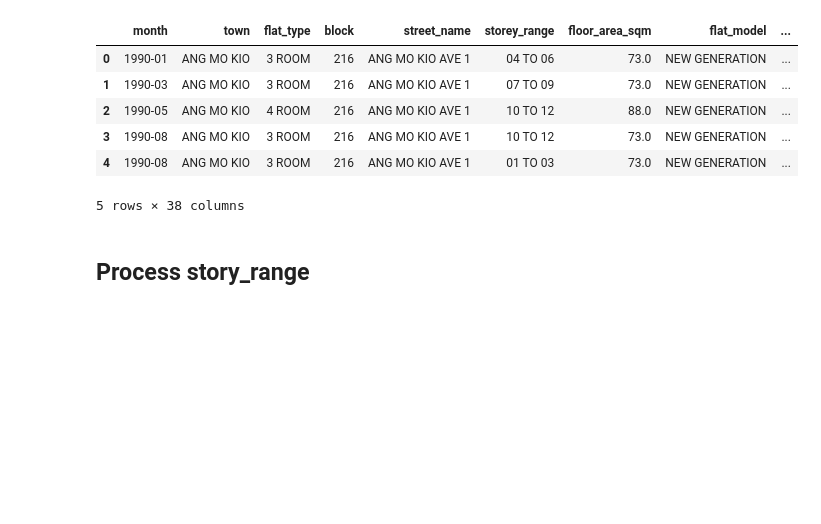
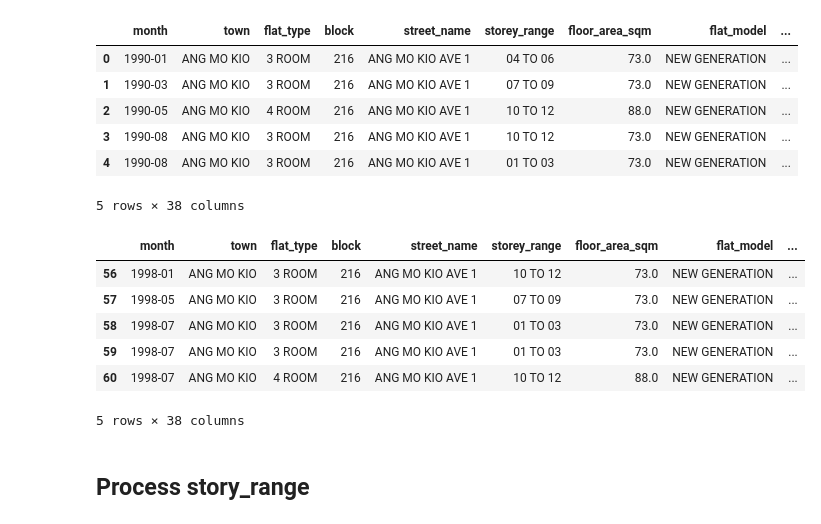
Before and after one commit to Yang990121/Data-Engine, a Jupyter notebook: ETL/02_Data_Processing/02C_Feature_Engineering.ipynb, the cells around one changed output. Saved outputs shown, nothing was run; the diff lists cells and outputs as text; code cells hidden in the pictures; blank space fills up the shorter version.

```diff
--- a/ETL/02_Data_Processing/02C_Feature_Engineering.ipynb
+++ b/ETL/02_Data_Processing/02C_Feature_Engineering.ipynb
@@ -150,6 +150,16 @@ merged_df.head()
 merged_df['year']=merged_df['year'].astype(int)
 filtered_df = merged_df[(merged_df['year'] >= 1998)]
 filtered_df = filtered_df[(merged_df['year'] == 2023) & (merged_df['quarter'] != 4) | (merged_df['year'] < 2023)]
+# %%
+filtered_df.head()
+# %% [output]
+|  | month | town | flat_type | block | street_name | storey_range | floor_area_sqm | flat_model | ... |
+| 56 | 1998-01 | ANG MO KIO | 3 ROOM | 216 | ANG MO KIO AVE 1 | 10 TO 12 | 73.0 | NEW GENERATION | ... |
+| 57 | 1998-05 | ANG MO KIO | 3 ROOM | 216 | ANG MO KIO AVE 1 | 07 TO 09 | 73.0 | NEW GENERATION | ... |
+| 58 | 1998-07 | ANG MO KIO | 3 ROOM | 216 | ANG MO KIO AVE 1 | 01 TO 03 | 73.0 | NEW GENERATION | ... |
+| 59 | 1998-07 | ANG MO KIO | 3 ROOM | 216 | ANG MO KIO AVE 1 | 01 TO 03 | 73.0 | NEW GENERATION | ... |
+| 60 | 1998-07 | ANG MO KIO | 4 ROOM | 216 | ANG MO KIO AVE 1 | 10 TO 12 | 88.0 | NEW GENERATION | ... |
+5 rows × 38 columns
 # %% [markdown]
 ## Process story_range
 # %%
```
Also changed, not shown: parts of 3 cells of this notebook, 2 other files.
